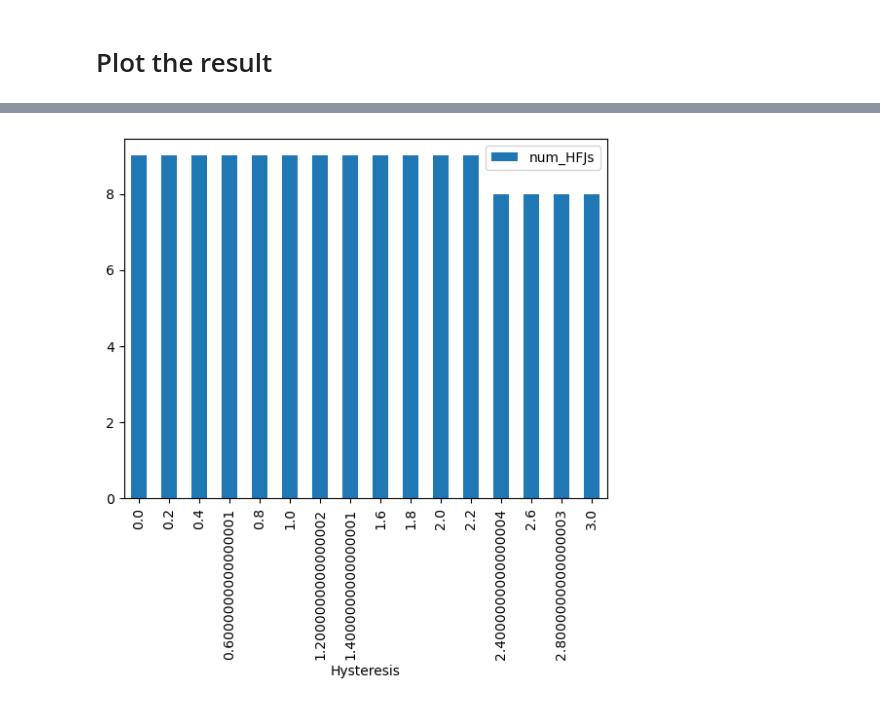
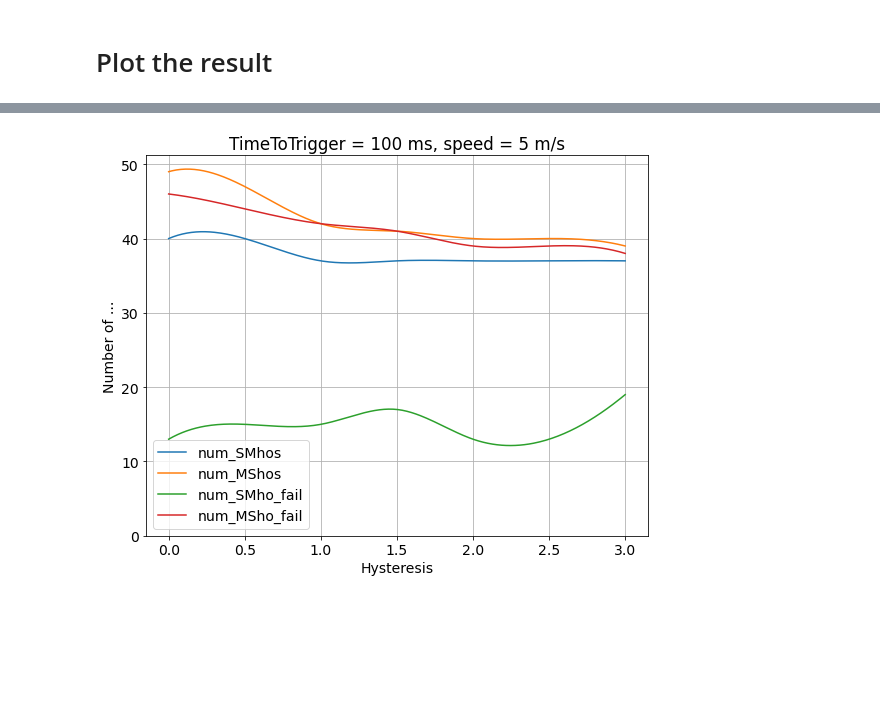
Before and after one commit to MrZHU17/ns3_sem, a Jupyter notebook: ns3-sem-results/lena_hofailure_4cell/A3ho/rngrun1/lena_hofailure_Rngrun1.ipynb, the cells around one changed output, grey strips where cells are left out. Drawn from its saved outputs; the diff is of its cells as text; code cells hidden in the pictures; blank space fills up the shorter version.

```diff
--- a/ns3-sem-results/lena_hofailure_4cell/A3ho/rngrun1/lena_hofailure_Rngrun1.ipynb
+++ b/ns3-sem-results/lena_hofailure_4cell/A3ho/rngrun1/lena_hofailure_Rngrun1.ipynb
@@ -51,3 +61,3 @@ campaign.run_missing_simulations(param_combination, stop_on_errors=False)
 # %%
-#campaign_dir = '../HOF_joiningtimeout_test'
-#campaign = sem.CampaignManager.load(campaign_dir, check_repo=False)
+campaign_dir = 'rngrun1/'
+campaign = sem.CampaignManager.load(campaign_dir, check_repo=False)
@@ -88,8 +116,9 @@ def get_average_throughput(result):
 # %% [markdown]
 # the result of generate dataframe
 # %%
-results = campaign.get_results_as_dataframe(get_average_throughput,
-                                            ['num_HOs', 'num_RLFs','num_HFNPs','num_HFJs','num_HFMRs','num_HFLs'],
+results = campaign.get_results_as_dataframe(get_average_res,
+                                            ['num_HOs', 'num_SMhos','num_SMho_fail',
+                                             'num_MShos','num_MSho_fail','num_RLFs','num_HFJs','num_HFLs'],
                                             params = param_combination, drop_constant_columns=True)
-print(results1)
+print(results)
 # %% [output]
@@ -110,24 +142,61 @@ print(results1)
 # %% [markdown]
 # Plot the result
 # %%
-#results_Hys = results[#(results['speed'] == 5.0),
-#                      (results['TimeToTrigger'] == 100.0)]
-import pandas as pd
-import numpy as np
-import random
+from scipy.interpolate import interp1d
 
-results.plot.bar('Hysteresis','num_HFJs')
-#df.plot.bar('month',{'beer','sake'} )
+results_Hys = results[(results['TimeToTrigger'] == 100.0) & (results['outdoorUeSpeed'] == 10.0)]
 
-#fig = plt.figure(figsize=(10, 4))
-#ax = plt.axes()
-#ax.plot(results_Hys['Hysteresis'], results_Hys['num_HOs'], color = 'black')
-#ax.plot(results_Hys['Hysteresis'], results_Hys['num_RLFs'], color = 'red')
-#ax.plot(results_Hys['Hysteresis'], results_Hys['num_HFJs'], color = 'green')
-#ax.plot(results_Hys['Hysteresis'], results_Hys['Num_HFNPs'], color = 'blue')
-#ax.grid()
-#ax.set_xlabel('Hysteresis')
-#ax.set_ylabel('Number of HOs, RLFs, HFNPs, HFJs')
-#ax.set_title('Number of HOs, RLFs, HFNPs, HFJs (TimeToTrigger = 256 ms, speed = 10 m/s)')
-#ax.legend(['Num_HOs', 'Num_RLFs','Num_HFJs'])#'Num_HFNPs'
+x_data = results_Hys['Hysteresis'].to_numpy()
+y_data1 = results_Hys['num_SMhos'].to_numpy()
+y_data2 = results_Hys['num_MShos'].to_numpy()
+y_data3 = results_Hys['num_SMho_fail'].to_numpy()
+y_data4 = results_Hys['num_MSho_fail'].to_numpy()
+
+sorted_indices = np.argsort(x_data)
+x_data = x_data[sorted_indices]
+y_data1 = y_data1[sorted_indices]
+y_data2 = y_data2[sorted_indices]
+y_data3 = y_data3[sorted_indices]
+y_data4 = y_data4[sorted_indices]
+
+interp_func1 = interp1d(x_data, y_data1, kind='cubic', fill_value="extrapolate")
+interp_func2 = interp1d(x_data, y_data2, kind='cubic', fill_value="extrapolate")
+interp_func3 = interp1d(x_data, y_data3, kind='cubic', fill_value="extrapolate")
+interp_func4 = interp1d(x_data, y_data4, kind='cubic', fill_value="extrapolate")
+
+x_smooth = np.linspace(x_data.min(), x_data.max(), 300)
+y_smooth1 = interp_func1(x_smooth)
+y_smooth2 = interp_func2(x_smooth)
+y_smooth3 = interp_func3(x_smooth)
+y_smooth4 = interp_func4(x_smooth)
+
+fig = plt.figure(figsize=(9, 7))
+ax = plt.axes()
+ax.plot(x_smooth, y_smooth1, label='num_SMhos')
+ax.plot(x_smooth, y_smooth2, label='num_MShos')
+ax.plot(x_smooth, y_smooth3, label='num_SMho_fail')
+ax.plot(x_smooth, y_smooth4, label='num_MSho_fail')
+ax.grid()
+ax.set_xlabel('Hysteresis')
+ax.set_ylabel('Number of ...')
+ax.set_title('TimeToTrigger = 100 ms, speed = 5 m/s')
+ax.set_ylim(bottom=0)
+ax.legend(['num_SMhos', 'num_MShos','num_SMho_fail','num_MSho_fail'])
+"""
+plt.rcParams.update({'font.size':14})
+fig = plt.figure(figsize=(9, 7))
+ax = plt.axes()
+#ax.plot(results_Hys['Hysteresis'], results_Hys['num_HOs'], color = 'blue')
+ax.plot(results_Hys['Hysteresis'], results_Hys['num_SMhos'], color = 'blue')
+ax.plot(results_Hys['Hysteresis'], results_Hys['num_MShos'], color = 'green')
+ax.plot(results_Hys['Hysteresis'], results_Hys['num_SMho_fail'], color = 'red')
+ax.plot(results_Hys['Hysteresis'], results_Hys['num_MSho_fail'], color = 'orange')
+
+#ax.plot(results_Hys['Hysteresis'], results_Hys['num_RLFs'], color = 'black')
+ax.grid()
+ax.set_xlabel('Hysteresis')
+ax.set_ylabel('Number of S->M and M->S handover')
+ax.set_title('TimeToTrigger = 100 ms, speed = 5 m/s')
+ax.legend(['num_SMhos', 'num_MShos','num_SMho_fail','num_MSho_fail'])
+"""
 # %% [output]
@@ -135 +204 @@ results.plot.bar('Hysteresis','num_HFJs')
-[figure, old version]
+[figure, new version]
```
Also changed, not shown: parts of 8 cells of this notebook.
